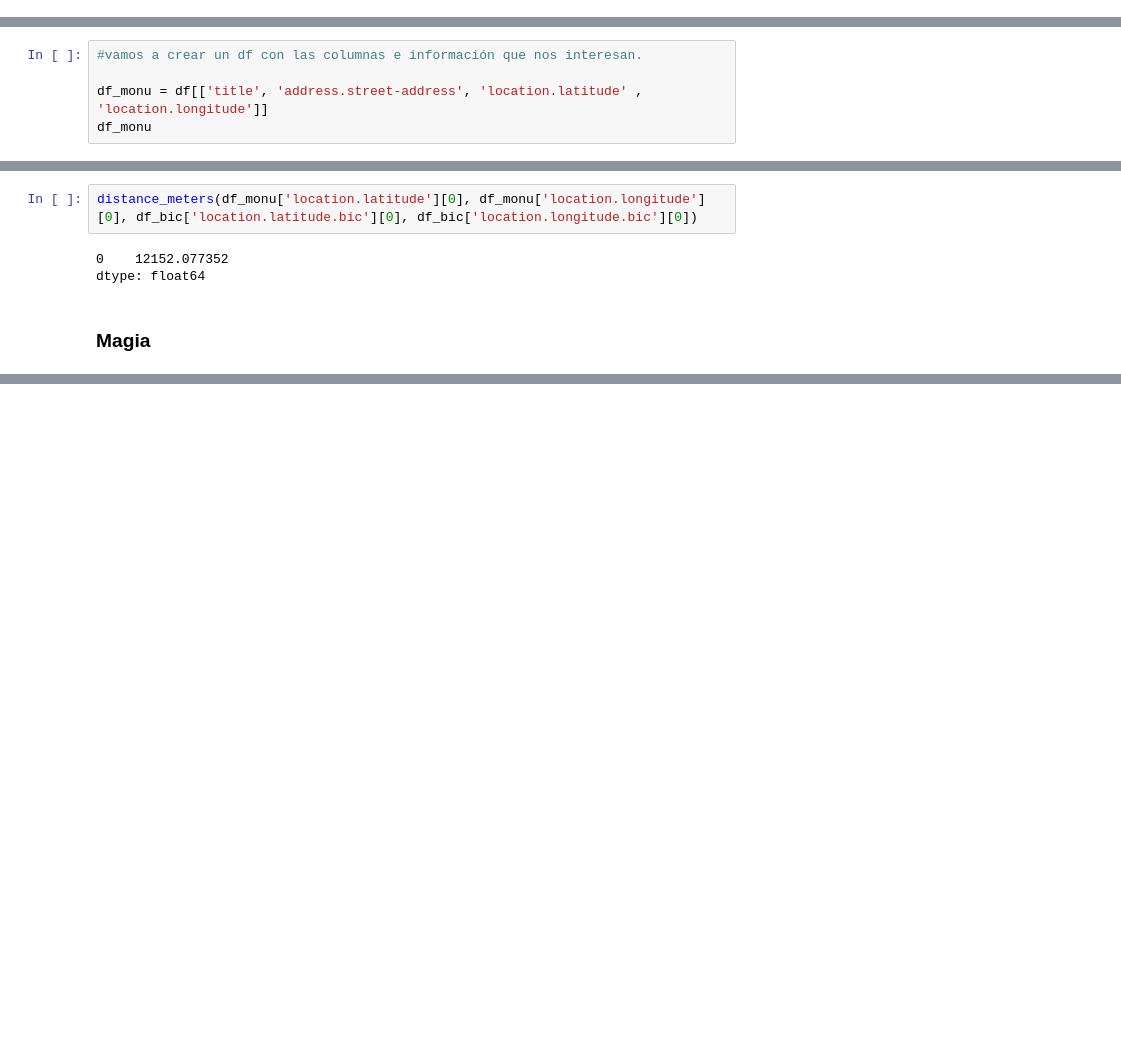
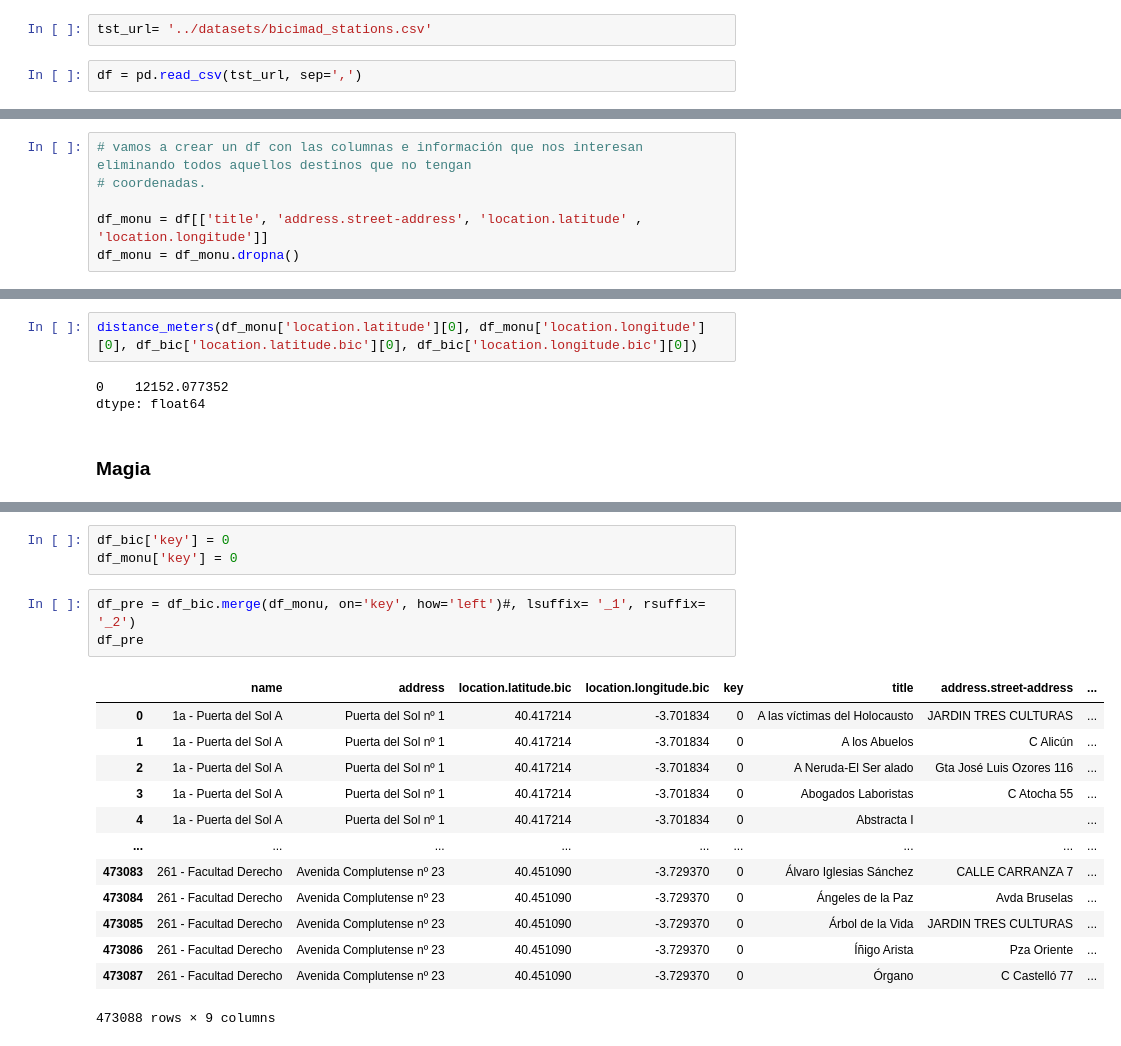
Before and after one commit to javiergispert/proyecto_m1, a Jupyter notebook: notebooks/Main.ipynb, the cells around one changed output, grey strips where cells are left out. Cells and saved outputs as stored; diff of their text form; blank space fills up the shorter version.

```diff
--- a/notebooks/Main.ipynb
+++ b/notebooks/Main.ipynb
@@ -42,3 +24,7 @@ df
+# %%
+tst_url= '../datasets/bicimad_stations.csv'
+# %%
+df = pd.read_csv(tst_url, sep=',')
 # %%
 df.info()
 # %% [output]
@@ -216,7 +202,8 @@ dtype: int64
 # %% [markdown]
 ### DF DEFINITIVO MONUMENTOS MADRID = df_monu
 # %%
-#vamos a crear un df con las columnas e información que nos interesan.
+# vamos a crear un df con las columnas e información que nos interesan eliminando todos aquellos destinos que no tengan
+# coordenadas.
 
 df_monu = df[['title', 'address.street-address', 'location.latitude' , 'location.longitude']]
-df_monu
+df_monu = df_monu.dropna()
@@ -286,0 +300,20 @@ KeyError: "None of [Float64Index([12152.077352437933], dtype='float64')] are in
+# %%
+df_bic['key'] = 0
+df_monu['key'] = 0
+# %%
+df_pre = df_bic.merge(df_monu, on='key', how='left')#, lsuffix= '_1', rsuffix= '_2')
+df_pre
+# %% [output]
+|  | name | address | location.latitude.bic | location.longitude.bic | key | title | address.street-address | ... |
+| 0 | 1a - Puerta del Sol A | Puerta del Sol nº 1 | 40.417214 | -3.701834 | 0 | A las víctimas del Holocausto | JARDIN TRES CULTURAS | ... |
+| 1 | 1a - Puerta del Sol A | Puerta del Sol nº 1 | 40.417214 | -3.701834 | 0 | A los Abuelos | C Alicún | ... |
+| 2 | 1a - Puerta del Sol A | Puerta del Sol nº 1 | 40.417214 | -3.701834 | 0 | A Neruda-El Ser alado | Gta José Luis Ozores 116 | ... |
+| 3 | 1a - Puerta del Sol A | Puerta del Sol nº 1 | 40.417214 | -3.701834 | 0 | Abogados Laboristas | C Atocha 55 | ... |
+| 4 | 1a - Puerta del Sol A | Puerta del Sol nº 1 | 40.417214 | -3.701834 | 0 | Abstracta I |  | ... |
+| ... | ... | ... | ... | ... | ... | ... | ... | ... |
+| 473083 | 261 - Facultad Derecho | Avenida Complutense nº 23 | 40.451090 | -3.729370 | 0 | Álvaro Iglesias Sánchez | CALLE CARRANZA 7 | ... |
+| 473084 | 261 - Facultad Derecho | Avenida Complutense nº 23 | 40.451090 | -3.729370 | 0 | Ángeles de la Paz | Avda Bruselas | ... |
+| 473085 | 261 - Facultad Derecho | Avenida Complutense nº 23 | 40.451090 | -3.729370 | 0 | Árbol de la Vida | JARDIN TRES CULTURAS | ... |
+| 473086 | 261 - Facultad Derecho | Avenida Complutense nº 23 | 40.451090 | -3.729370 | 0 | Íñigo Arista | Pza Oriente | ... |
+| 473087 | 261 - Facultad Derecho | Avenida Complutense nº 23 | 40.451090 | -3.729370 | 0 | Órgano | C Castelló 77 | ... |
+473088 rows × 9 columns
```
Also changed, not shown: parts of 20 cells of this notebook, 2 other files.
